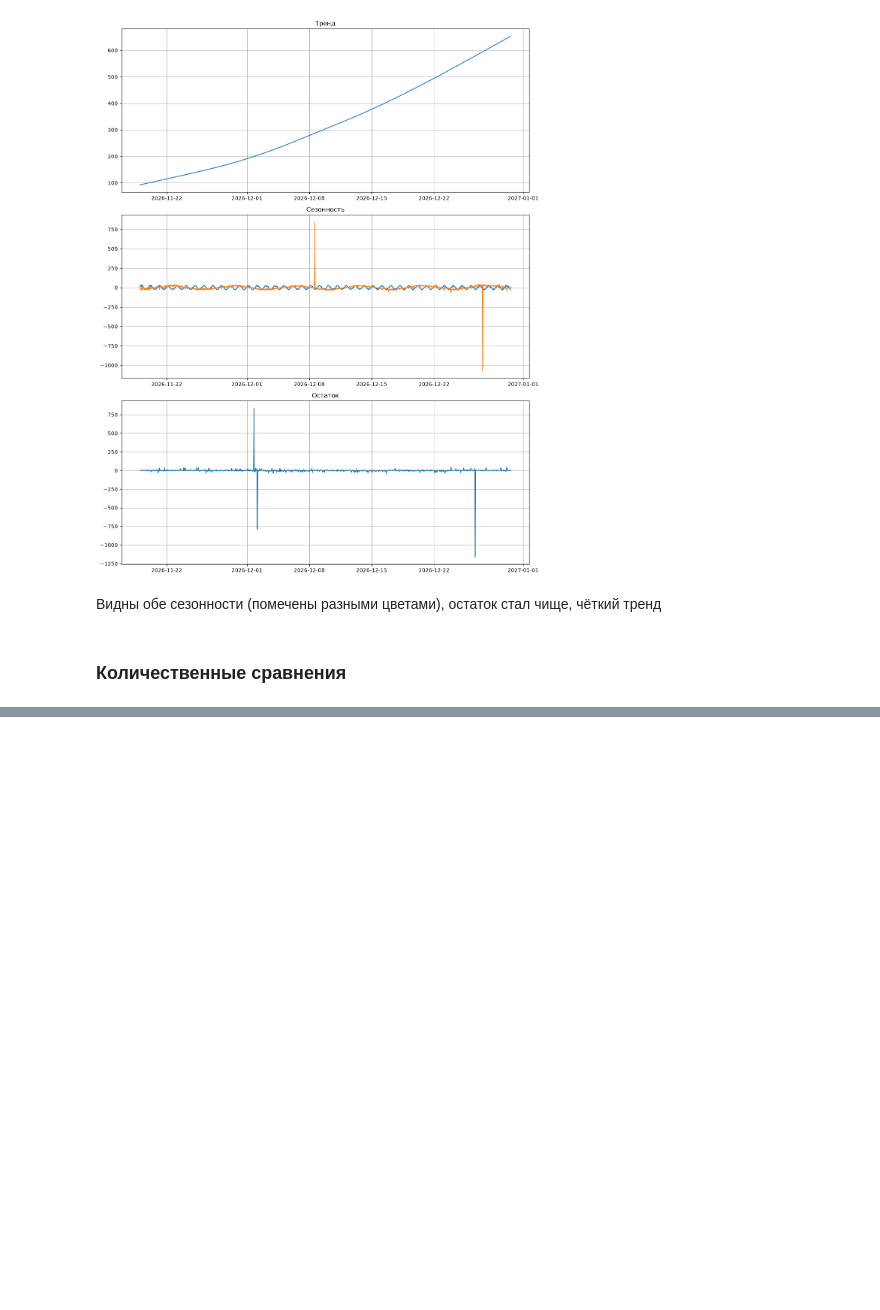
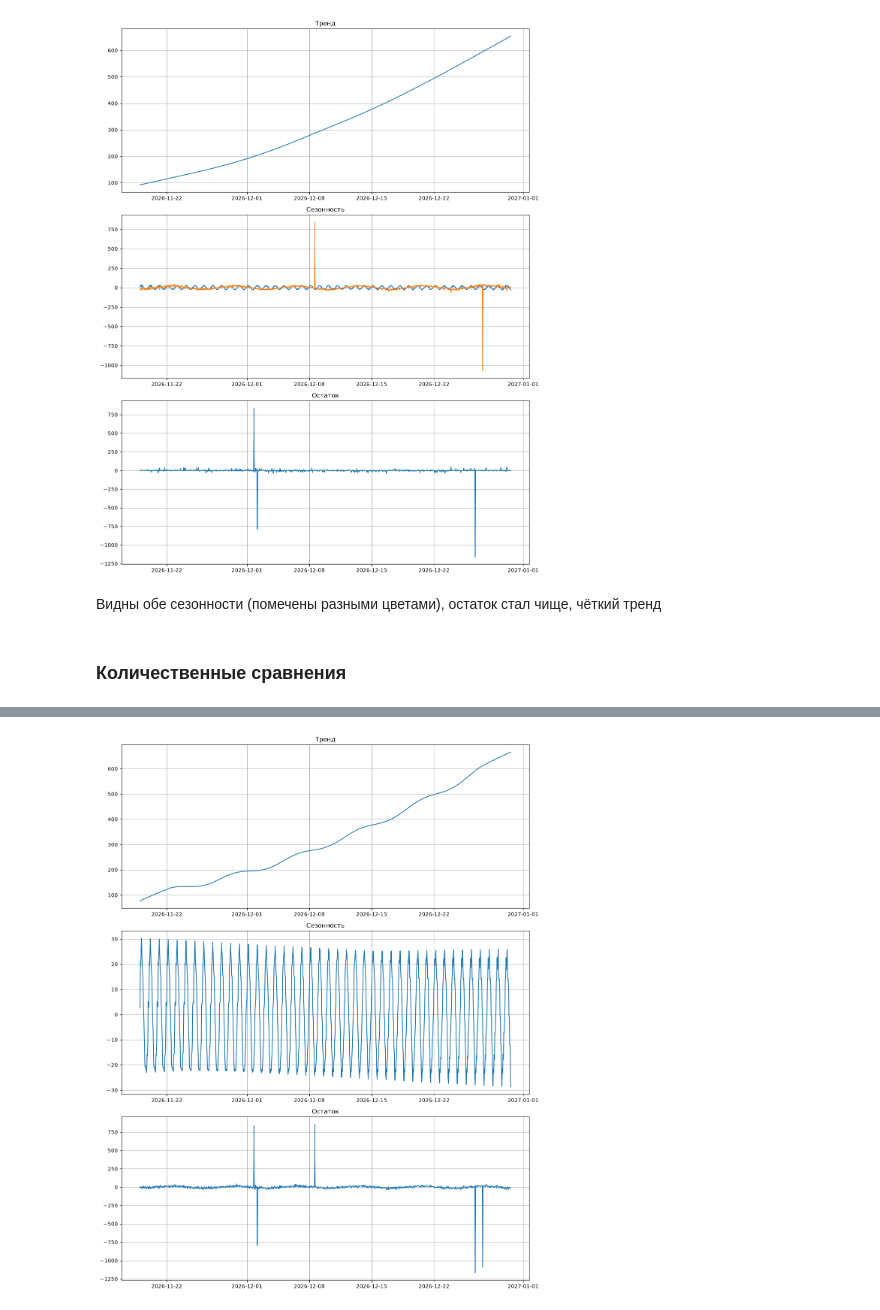
Before and after one commit to Rodeffs/Master1_Programming, a Jupyter notebook: Time_Series/02_lab/02_lab.ipynb, the cells around one changed output, grey strips where cells are left out. Drawn from its saved outputs; the diff is of its cells as text; code cells hidden in the pictures; blank space fills up the shorter version.

```diff
--- a/Time_Series/02_lab/02_lab.ipynb
+++ b/Time_Series/02_lab/02_lab.ipynb
@@ -128,18 +131,21 @@ plt.show()
 # %% [markdown]
 ### Декомпозиция
 # %%
-def plot_decomp(df, decomposed):
+def plot_decomp(decomposed):
     fig, axes = plt.subplots(3, 1, figsize=(12, 15))
 
-    axes[0].plot(df.index, decomposed.trend)
+    trend = decomposed.trend
+    axes[0].plot(trend.index, trend)
     axes[0].set_title("Тренд")
     axes[0].grid()
 
-    axes[1].plot(df.index, decomposed.seasonal)
+    seasonal = decomposed.seasonal
+    axes[1].plot(seasonal.index, seasonal)
     axes[1].set_title("Сезонность")
     axes[1].grid()
 
-    axes[2].plot(df.index, decomposed.resid)
+    resid = decomposed.resid
+    axes[2].plot(resid.index, resid)
     axes[2].set_title("Остаток")
     axes[2].grid()
 
@@ -176,0 +227,5 @@ plot_decomp(df, mstl_decomp)
+# %%
+stl_decomp = STL(df, period=24, robust=True, seasonal=167, trend=167).fit()
+plot_decomp(stl_decomp)
+# %% [output]
+[figure, added]
```
Also changed, not shown: parts of 21 cells of this notebook.
